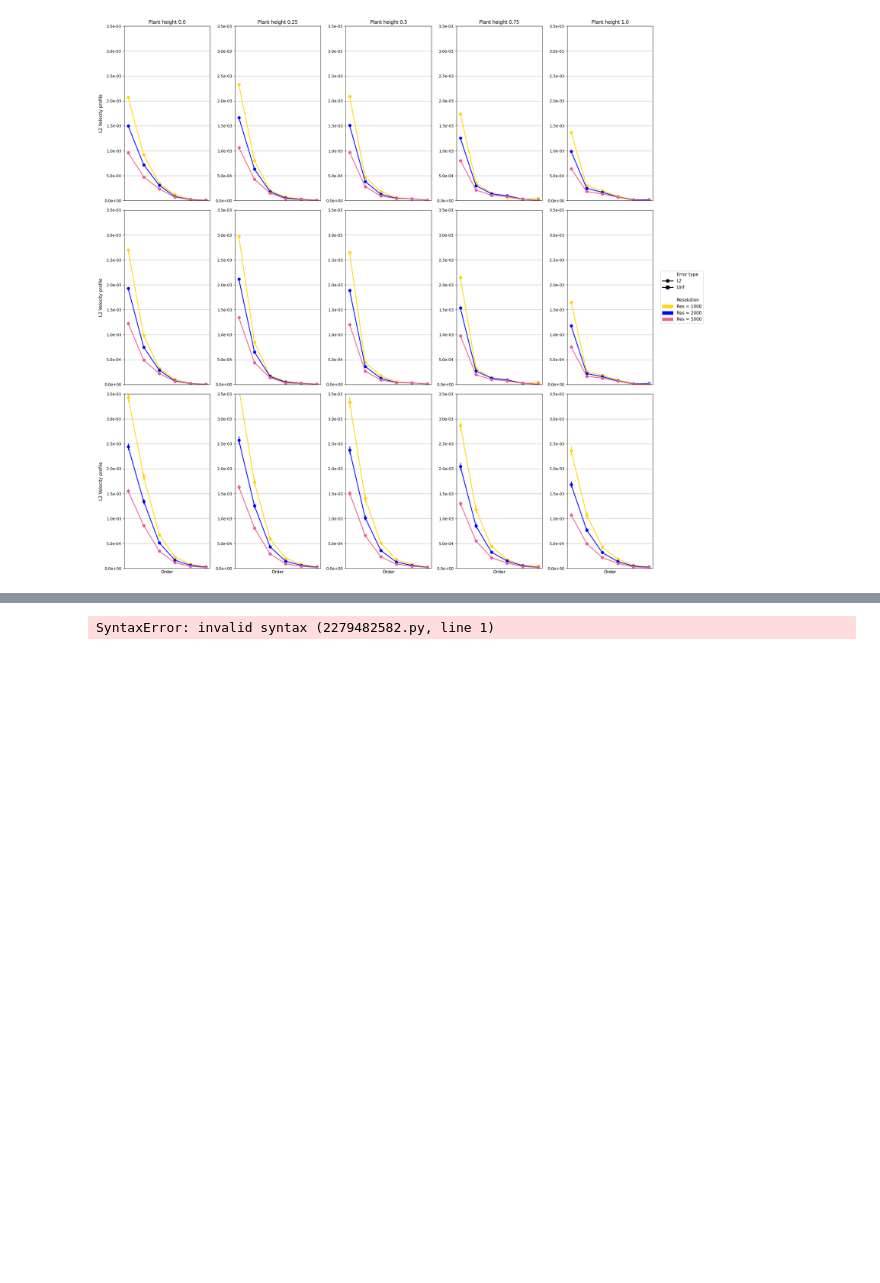
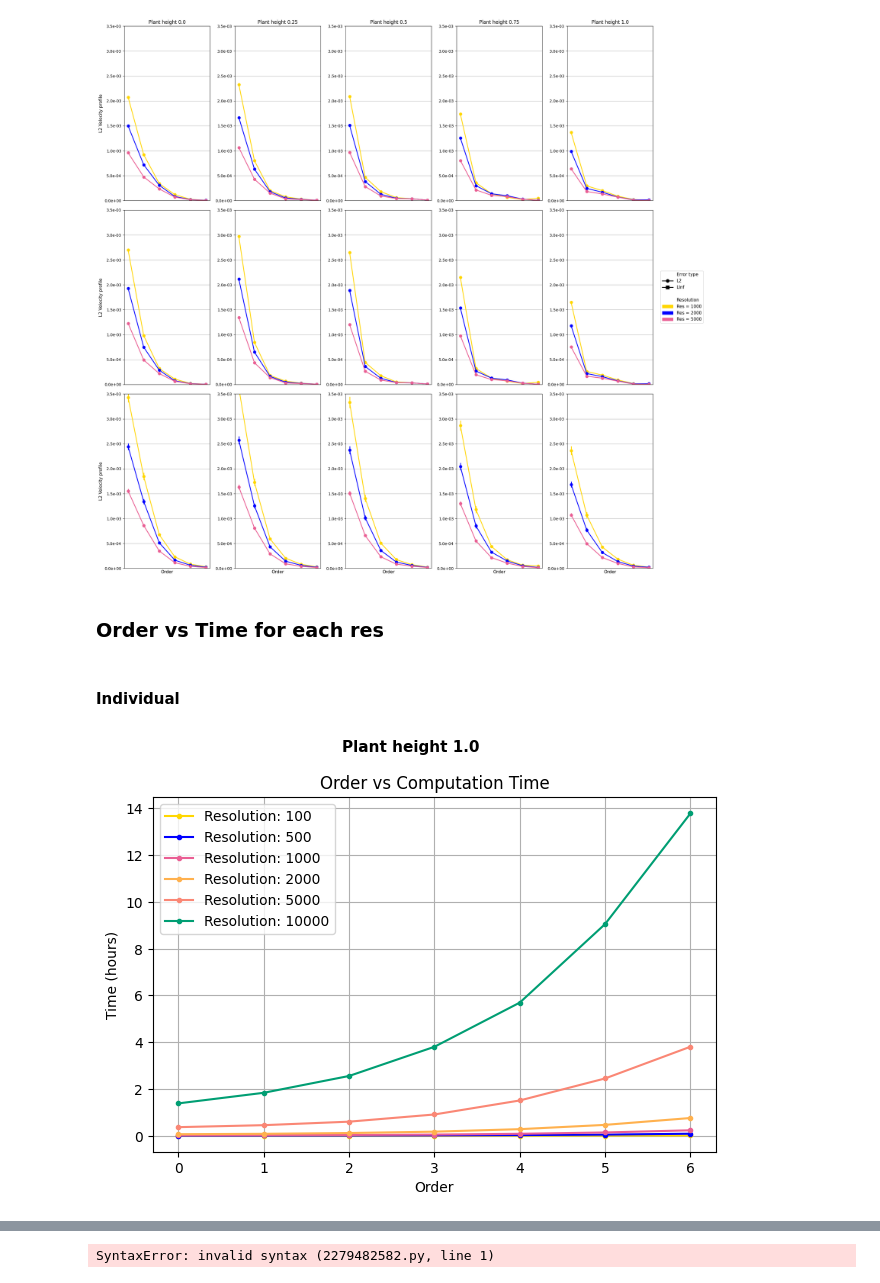
Before and after one commit to OmarGL-rug/bsc-thesis-SWME, a Jupyter notebook: SpatiallyAdaptiveMomentModels/Nonlinear-systems/plots.ipynb, the cells around one changed output, grey strips where cells are left out. Drawn from its saved outputs; the diff is of its cells as text; code cells hidden in the pictures; blank space fills up the shorter version.

Commit message:
Update to plot notebook and small fixes to othher files

```diff
--- a/SpatiallyAdaptiveMomentModels/Nonlinear-systems/plots.ipynb
+++ b/SpatiallyAdaptiveMomentModels/Nonlinear-systems/plots.ipynb
@@ -37,13 +42,0 @@ errors = pd.read_csv(data_path / "03-errors.csv")
-# %%
-# Common
-resolution_list = errors["Resolution"].unique()
-plant_h_list = errors["Plant Height"].unique()
-error_types = ["L2 ", "LInf "]
-quantities_list = ["Water Height","Average velocity","Velocity profile"]
-
-color_blind_colors = ['#ffd700', '#0000ff', '#ea5f94', '#ffb14e', '#fa8775']
-# color_blind_colors = ['#56B4E9', '#D55E00', '#009E73', '#CC79A7', '#E69F00']
-color_map = {res: color_blind_colors[i % len(color_blind_colors)] for i, res in enumerate(resolution_list)}
-
-marker_options = ["o", 's', "^"]
-marker_map = {error: marker_options[i % len(marker_options)] for i, error in enumerate(error_types)}
@@ -49,0 +89,4 @@ marker_map = {error: marker_options[i % len(marker_options)] for i, error in enu
+# %%
+for resolution in [1000, 2000, 5000, 10000]:
+    mask = (errors["Plant Height"] == 1.0) & (errors["Resolution"] == resolution) & (errors["Order"] == 5)
+    print(errors.loc[mask, "L2 Average Velocity"].values)
@@ -238,3 +313,32 @@ create_legend_order_vs_error(fig)
 fig.tight_layout()
 # %% [output]
 [figure]
+# %% [markdown]
+### Order vs Time for each res
+# %% [markdown]
+#### Individual
+# %%
+fig, axs = plt.subplots(1)
+
+for resolution in resolution_list:
+
+    mask = (data_time["Plant Height"] == 1.0) & (data_time["Resolution"] == resolution)
+
+    axs.plot(data_time.loc[mask,"Order"], data_time.loc[mask, "Time"] / 3600,
+                linestyle='-',
+                color=color_map[resolution],
+                marker=marker_map[error_type],
+                label=f"Resolution: {int(resolution)}")
+
+axs.set_title("Order vs Computation Time")
+axs.set_xlabel("Order")
+axs.set_ylabel("Time (hours)")
+axs.legend()
+axs.grid()
+
+fig.suptitle("Plant height 1.0", fontsize=11, fontweight='bold')
+fig.tight_layout()
+
+plt.show()
+# %% [output]
+[figure, added]
```
Also changed, not shown: parts of 18 cells of this notebook, 2 other files.
